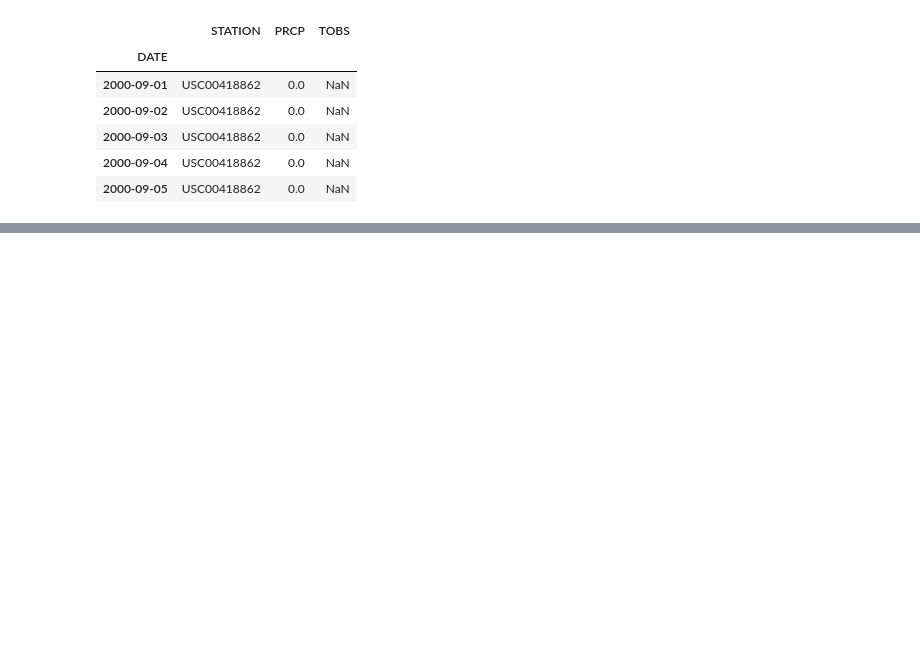
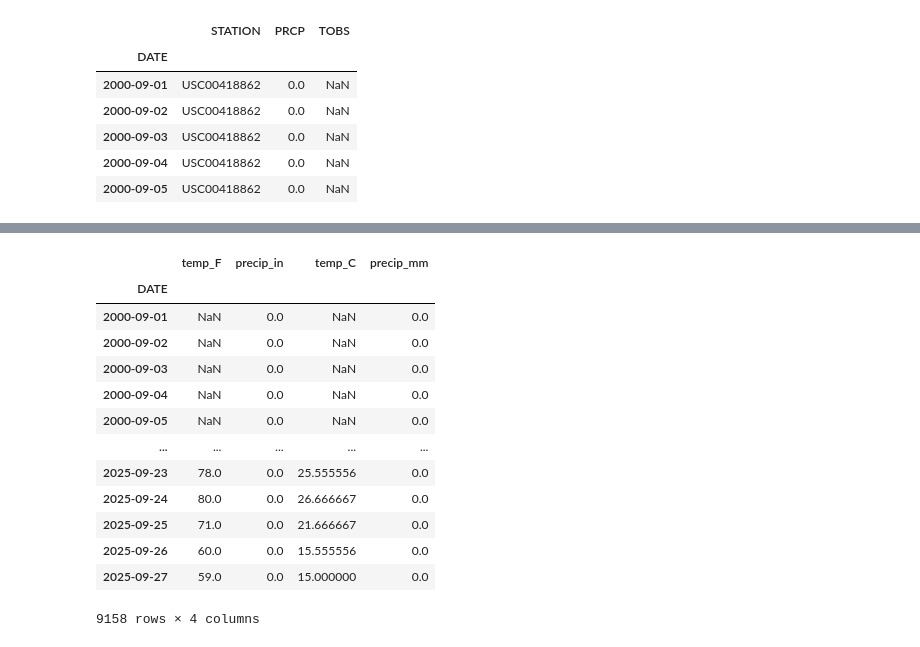
Before and after one commit to earthlab-education/02-climate-mawo7952, a Jupyter notebook: climate-change-portfolio-code.ipynb, the cells around one changed output, grey strips where cells are left out. Drawn from its saved outputs; the diff is of its cells as text; code cells hidden in the pictures; blank space fills up the shorter version.

```diff
--- a/climate-change-portfolio-code.ipynb
+++ b/climate-change-portfolio-code.ipynb
@@ -72,0 +73,28 @@ climate_RR_df
+# %%
+#change to Celsius? We'll keep it in Fahrenheit for now
+
+# Convert precipitation from inches to milimeters
+def convert_in_to_mm(precip_in):
+    """Convert inches temperature to milimeters"""
+    precip_mm = precip_in * 25.4
+    return precip_mm # Put your equation in here
+
+climate_RR_df['precip_mm'] = (
+    climate_RR_df['precip_in'].apply(convert_in_to_mm))
+
+climate_RR_df
+# %% [output]
+|  | temp_F | precip_in | temp_C | precip_mm |
+| DATE |  |  |  |  |
+| 2000-09-01 | NaN | 0.0 | NaN | 0.0 |
+| 2000-09-02 | NaN | 0.0 | NaN | 0.0 |
+| 2000-09-03 | NaN | 0.0 | NaN | 0.0 |
+| 2000-09-04 | NaN | 0.0 | NaN | 0.0 |
+| 2000-09-05 | NaN | 0.0 | NaN | 0.0 |
+| ... | ... | ... | ... | ... |
+| 2025-09-23 | 78.0 | 0.0 | 25.555556 | 0.0 |
+| 2025-09-24 | 80.0 | 0.0 | 26.666667 | 0.0 |
+| 2025-09-25 | 71.0 | 0.0 | 21.666667 | 0.0 |
+| 2025-09-26 | 60.0 | 0.0 | 15.555556 | 0.0 |
+| 2025-09-27 | 59.0 | 0.0 | 15.000000 | 0.0 |
+9158 rows × 4 columns
```
Also changed, not shown: parts of 5 cells of this notebook.
